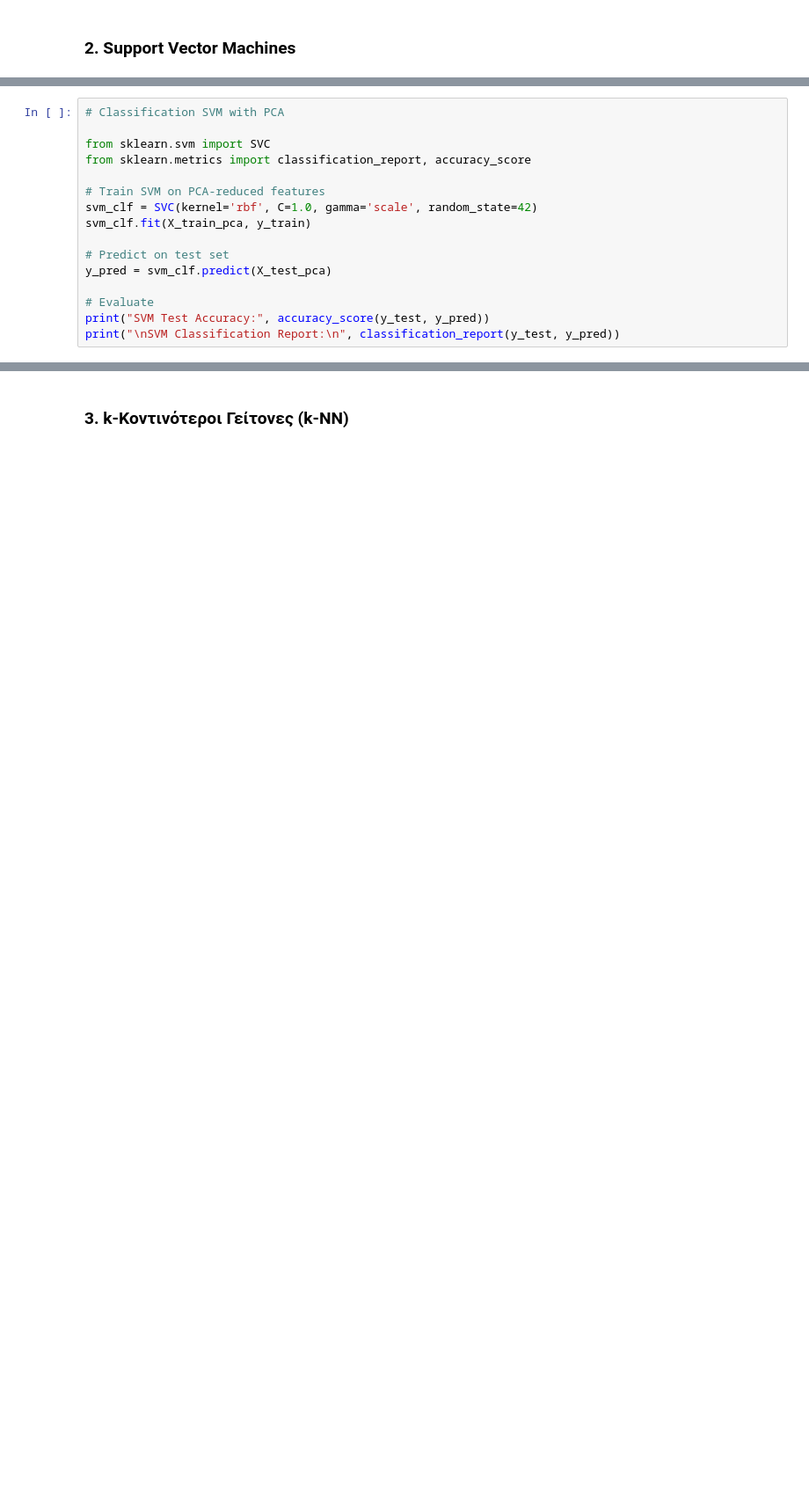
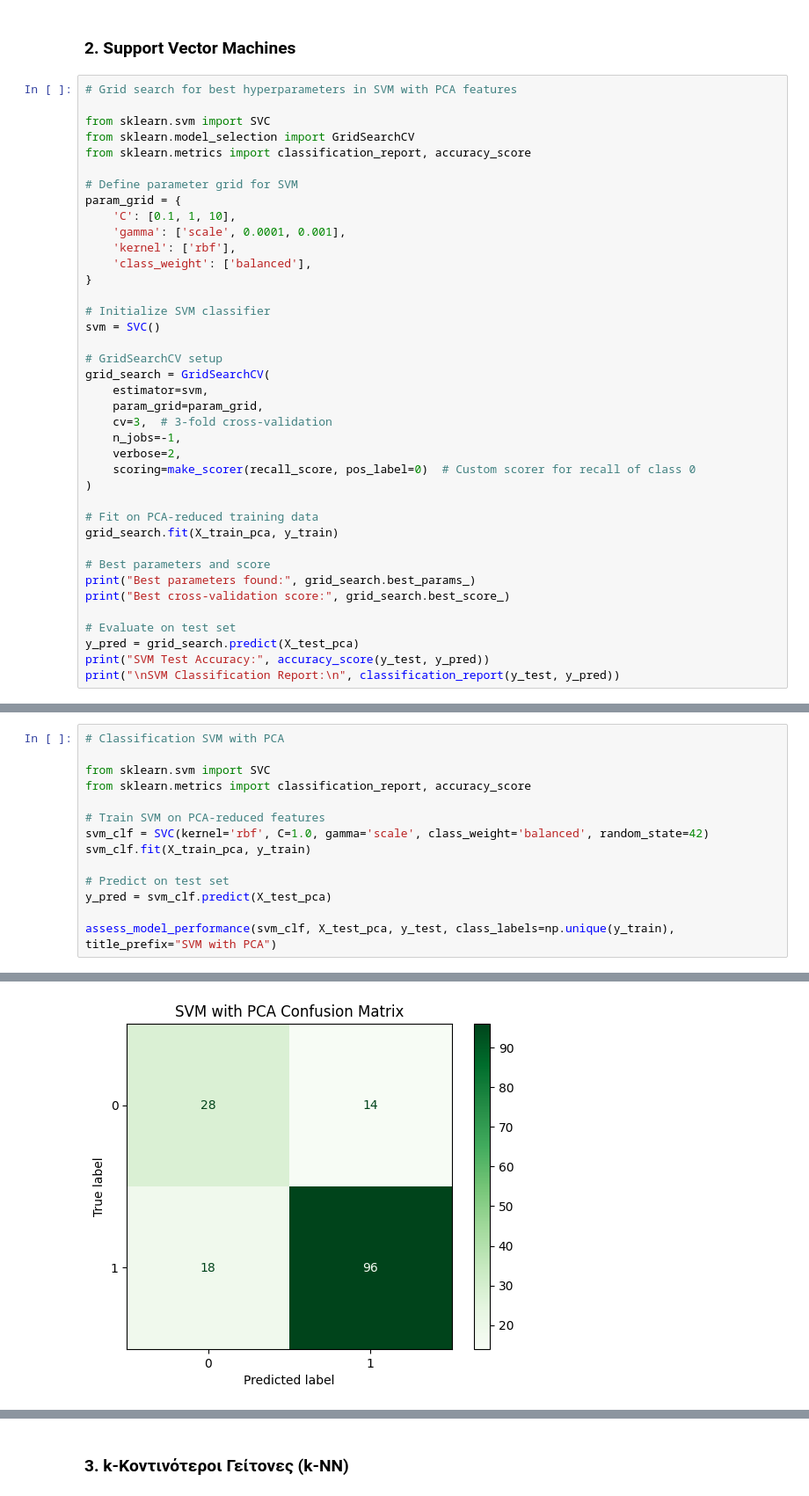
Before and after one commit to odykt/ML_EKPA, a Jupyter notebook: vas/BASE - PCA- ALGOS.ipynb, the cells around one changed output, grey strips where cells are left out. Shown at 88% size. Cells and saved outputs as stored; diff of their text form; blank space fills up the shorter version.

```diff
--- a/vas/BASE - PCA- ALGOS.ipynb
+++ b/vas/BASE - PCA- ALGOS.ipynb
@@ -698,2 +500,41 @@ plt.show()
 # %% [markdown]
 ### 2. Support Vector Machines
+# %%
+# Grid search for best hyperparameters in SVM with PCA features
+
+from sklearn.svm import SVC
+from sklearn.model_selection import GridSearchCV
+from sklearn.metrics import classification_report, accuracy_score
+
+# Define parameter grid for SVM
+param_grid = {
+    'C': [0.1, 1, 10],
+    'gamma': ['scale', 0.0001, 0.001],
+    'kernel': ['rbf'],
+    'class_weight': ['balanced'],
+}
+
+# Initialize SVM classifier
+svm = SVC()
+
+# GridSearchCV setup
+grid_search = GridSearchCV(
+    estimator=svm,
+    param_grid=param_grid,
+    cv=3,  # 3-fold cross-validation
+    n_jobs=-1,
+    verbose=2,
+    scoring=make_scorer(recall_score, pos_label=0)  # Custom scorer for recall of class 0
+)
+
+# Fit on PCA-reduced training data
+grid_search.fit(X_train_pca, y_train)
+
+# Best parameters and score
+print("Best parameters found:", grid_search.best_params_)
+print("Best cross-validation score:", grid_search.best_score_)
+
+# Evaluate on test set
+y_pred = grid_search.predict(X_test_pca)
+print("SVM Test Accuracy:", accuracy_score(y_test, y_pred))
+print("\nSVM Classification Report:\n", classification_report(y_test, y_pred))
@@ -704,12 +560,11 @@ from sklearn.svm import SVC
 from sklearn.metrics import classification_report, accuracy_score
 
 # Train SVM on PCA-reduced features
-svm_clf = SVC(kernel='rbf', C=1.0, gamma='scale', random_state=42)
+svm_clf = SVC(kernel='rbf', C=1.0, gamma='scale', class_weight='balanced', random_state=42)
 svm_clf.fit(X_train_pca, y_train)
 
 # Predict on test set
 y_pred = svm_clf.predict(X_test_pca)
 
-# Evaluate
-print("SVM Test Accuracy:", accuracy_score(y_test, y_pred))
-print("\nSVM Classification Report:\n", classification_report(y_test, y_pred))
+assess_model_performance(svm_clf, X_test_pca, y_test, class_labels=np.unique(y_train), title_prefix="SVM with PCA")
+# %% [output]
@@ -715,0 +585 @@ print("\nSVM Classification Report:\n", classification_report(y_test, y_pred))
+[figure, added]
```
Also changed, not shown: parts of 52 cells of this notebook, 5 other files.
